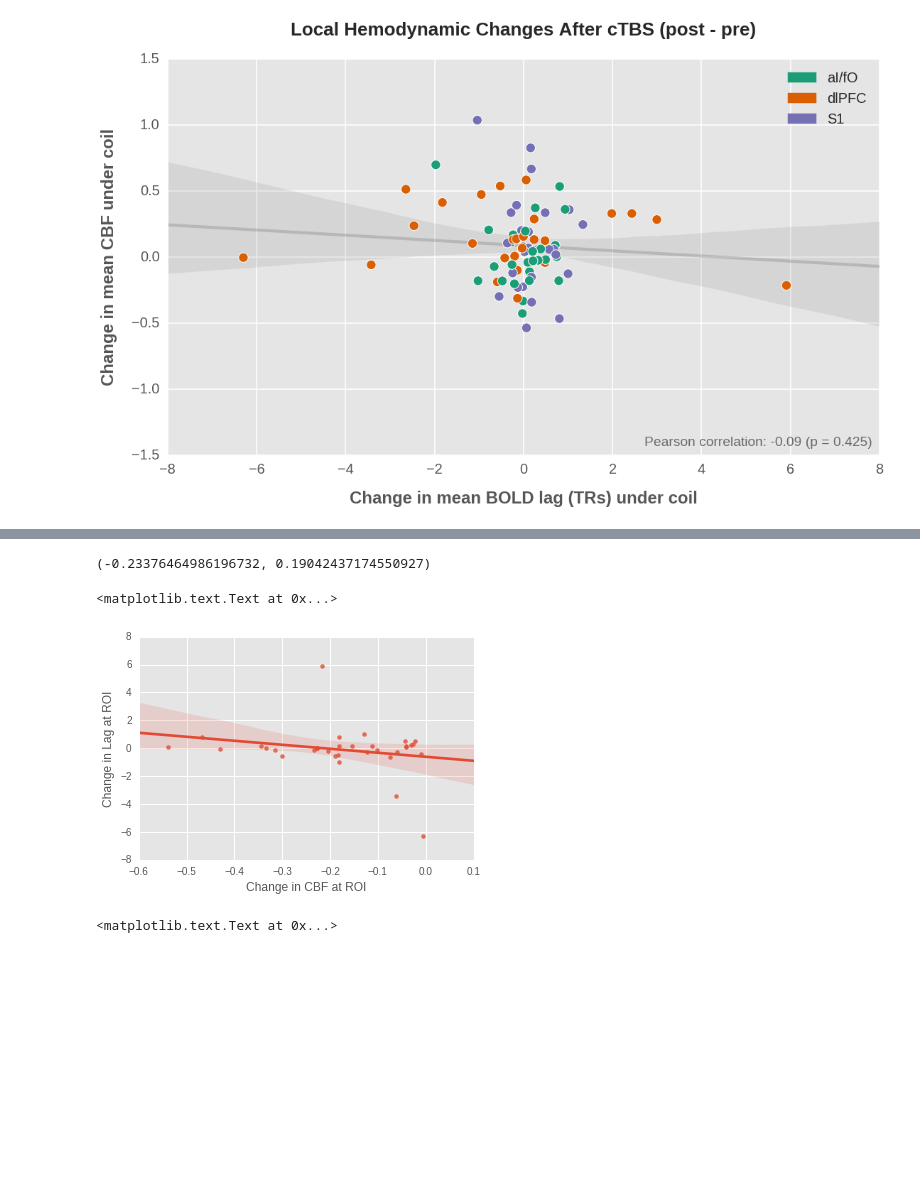
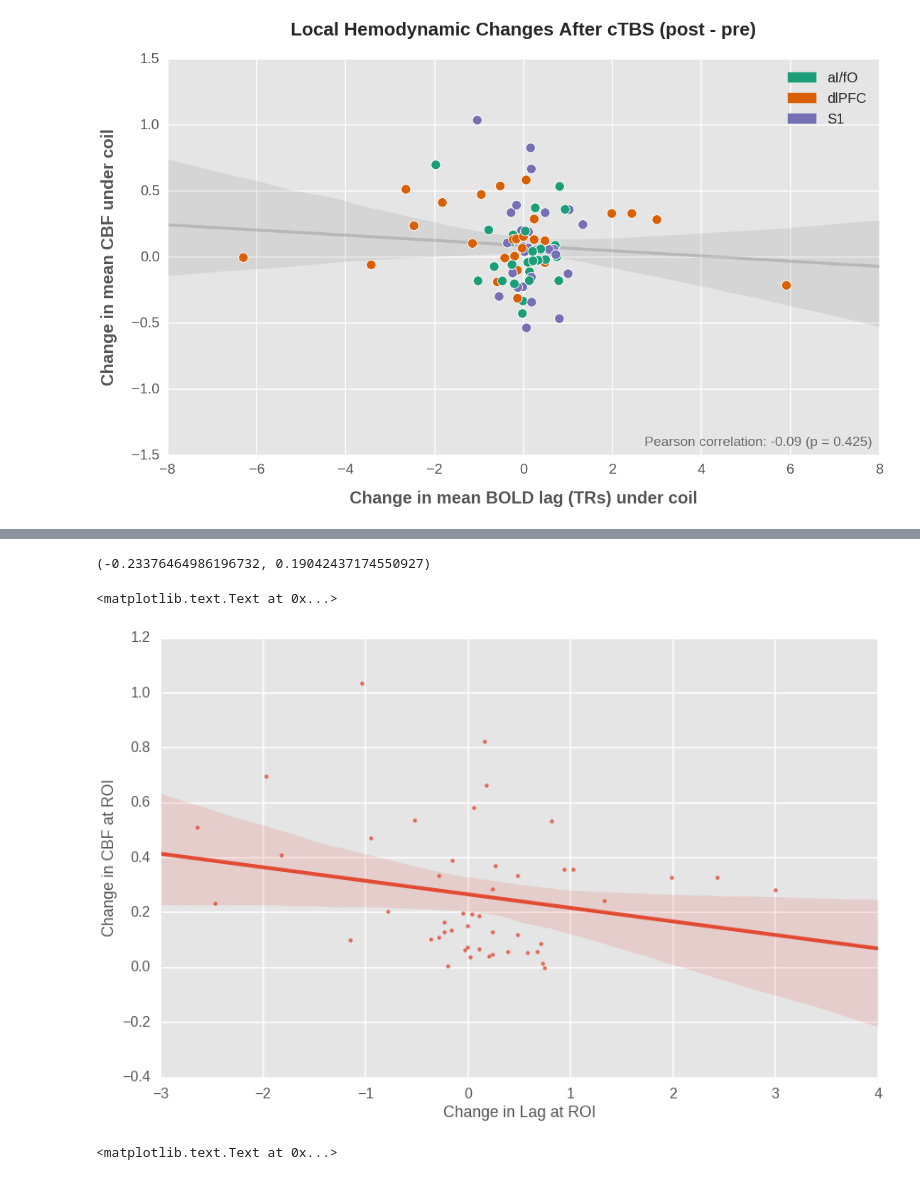
Before and after one commit to danlurie/ctbs_lag, a Jupyter notebook: Megarest Lag Maps - Minimal Preproc Exploration.ipynb, the cells around one changed output, grey strips where cells are left out. Drawn from its saved outputs; the diff is of its cells as text; code cells hidden in the pictures; blank space fills up the shorter version.

```diff
--- a/Megarest Lag Maps - Minimal Preproc Exploration.ipynb
+++ b/Megarest Lag Maps - Minimal Preproc Exploration.ipynb
@@ -386,16 +430,16 @@ bar = lag_diff[cbf_higher].values
+# %%
+print(str(stats.pearsonr(foo, bar)))
+sns.regplot(cbf_higher_lag_diff, cbf_higher_cbf_diff)
+plt.ylabel('Change in CBF at ROI')
+plt.xlabel('Change in Lag at ROI')
+# %% [output]
+(-0.23376464986196732, 0.19042437174550927)
+<matplotlib.text.Text at 0x...>
+[figure, added]
 # %%
 cbf_lower = (cbf_diff <=0).values
 foo = cbf_diff[cbf_lower].values
 bar = lag_diff[cbf_lower].values
-# %%
-print(str(stats.pearsonr(foo, bar)))
-sns.regplot(foo, bar)
-plt.xlabel('Change in CBF at ROI')
-plt.ylabel('Change in Lag at ROI')
-# %% [output]
-(-0.23376464986196732, 0.19042437174550927)
-<matplotlib.text.Text at 0x...>
-[figure, removed]
 # %%
 ## print(str(stats.pearsonr(np.absolute(cbf_diff), np.absolute(lag_diff))))
 sns.regplot(np.absolute(cbf_diff), np.absolute(lag_diff))
```
Also changed, not shown: parts of 12 cells of this notebook, 7 other files.
